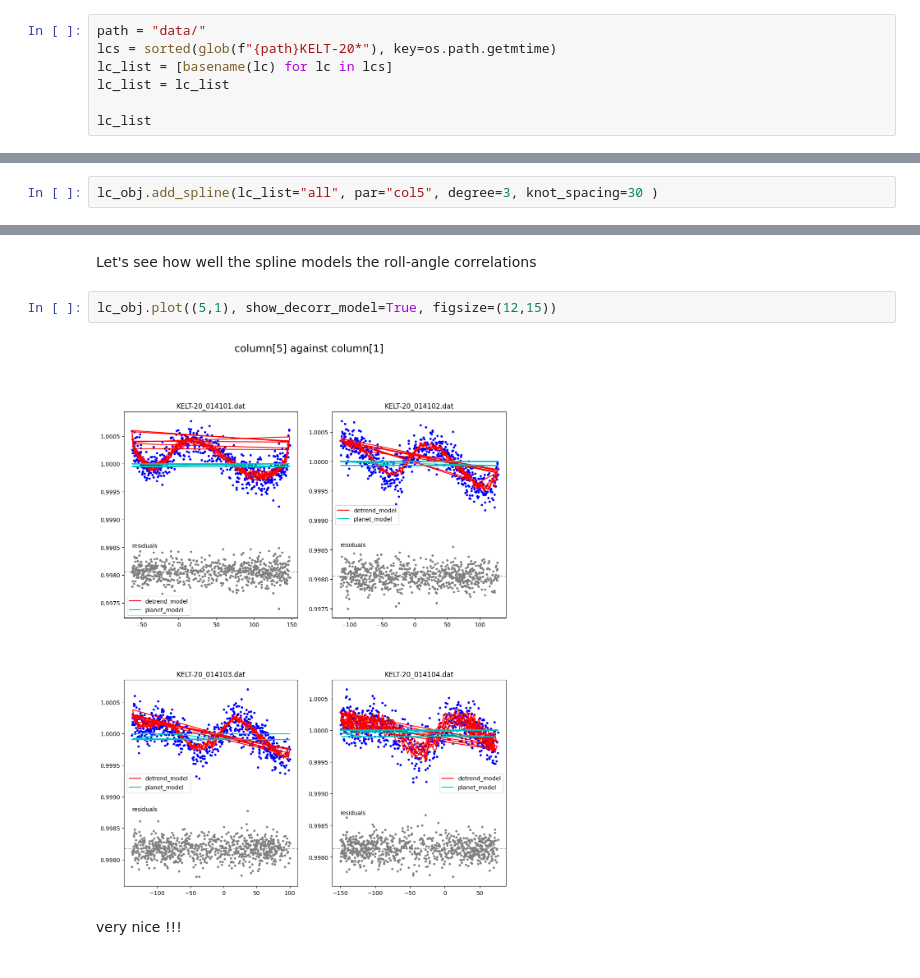
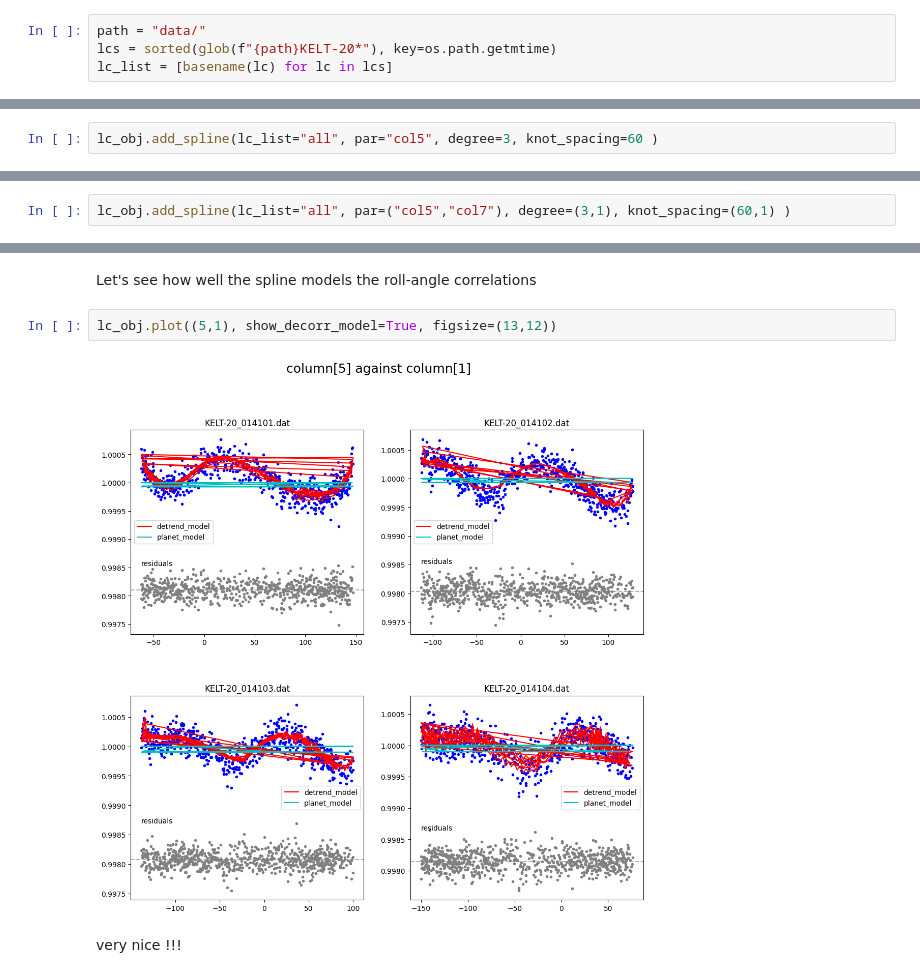
Before and after one commit to titans-ge/CONAN, a Jupyter notebook: Notebooks/KELT-20/kelt-20_conan_spline.ipynb, the cells around one changed output, grey strips where cells are left out. Saved outputs shown, nothing was run; the diff lists cells and outputs as text.

```diff
--- a/Notebooks/KELT-20/kelt-20_conan_spline.ipynb
+++ b/Notebooks/KELT-20/kelt-20_conan_spline.ipynb
@@ -68,6 +67,3 @@ import pandas as pd
 path = "data/"
 lcs = sorted(glob(f"{path}KELT-20*"), key=os.path.getmtime)
 lc_list = [basename(lc) for lc in lcs]
-lc_list = lc_list
-
-lc_list
@@ -121,3 +119,3 @@ Several CHEOPS papers use a combination of sines and cosines of the roll-angle (
 # %%
-lc_obj.add_spline(lc_list="all", par="col5", degree=3, knot_spacing=30 )
+lc_obj.add_spline(lc_list="all", par="col5", degree=3, knot_spacing=60 )
 # %% [output]
@@ -133,0 +137,2 @@ KELT-20_014104.dat CH4  0.6  |None    W15C5   None    |   0    0    0    0    0
+# %%
+lc_obj.add_spline(lc_list="all", par=("col5","col7"), degree=(3,1), knot_spacing=(60,1) )
@@ -199,9 +223,9 @@ CH4     n       F(0)                    F(0)
 # %% [markdown]
 Let's see how well the spline models the roll-angle correlations
 # %%
-lc_obj.plot((5,1), show_decorr_model=True, figsize=(12,15))
+lc_obj.plot((5,1), show_decorr_model=True, figsize=(13,12))
 # %% [output]
-[figure, old version]
+[figure, new version]
 # %% [markdown]
 very nice !!!
 # %% [markdown]
```
Also changed, not shown: parts of 27 cells of this notebook, 26 other files.
